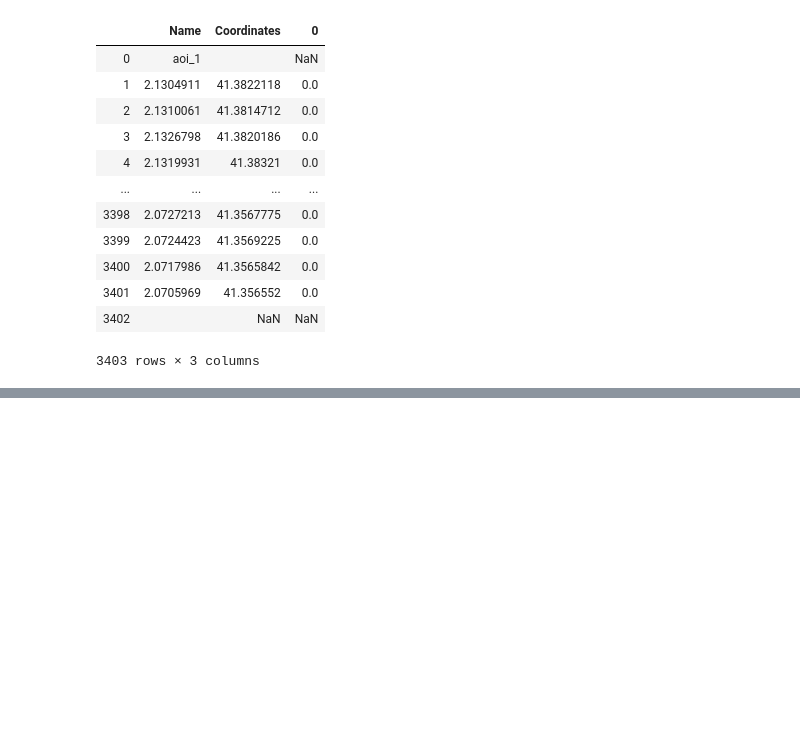
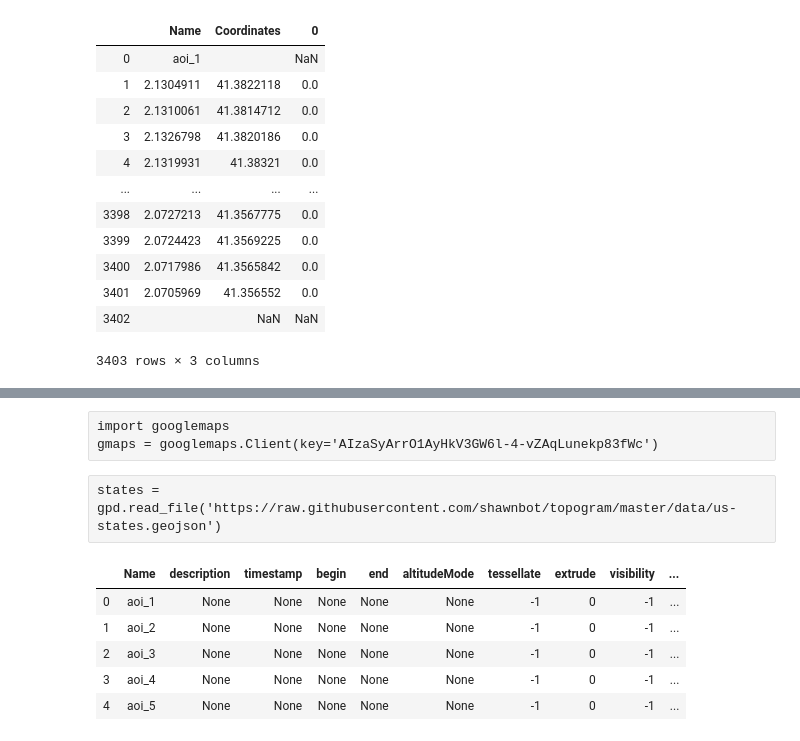
Before and after one commit to AlanItzep/Gmps_E, a Jupyter notebook: google_Maps_Eixos.ipynb, the cells around one changed output, grey strips where cells are left out. Cells and saved outputs as stored; diff of their text form; code cells hidden in the pictures; blank space fills up the shorter version.

```diff
--- a/google_Maps_Eixos.ipynb
+++ b/google_Maps_Eixos.ipynb
@@ -169 +454,4 @@ lat          float64
 dtype: object
+# %% [raw]
+import googlemaps
+gmaps = googlemaps.Client(key='AIzaSyArrO1AyHkV3GW6l-4-vZAqLunekp83fWc')
@@ -169,0 +461,12 @@ dtype: object
+# %% [raw]
+states = gpd.read_file('https://raw.githubusercontent.com/shawnbot/topogram/master/data/us-states.geojson')
+# %%
+polys = gpd.read_file('aoi_BCN.geojson')
+polys.head()
+# %% [output]
+|  | Name | description | timestamp | begin | end | altitudeMode | tessellate | extrude | visibility | ... |
+| 0 | aoi_1 | None | None | None | None | None | -1 | 0 | -1 | ... |
+| 1 | aoi_2 | None | None | None | None | None | -1 | 0 | -1 | ... |
+| 2 | aoi_3 | None | None | None | None | None | -1 | 0 | -1 | ... |
+| 3 | aoi_4 | None | None | None | None | None | -1 | 0 | -1 | ... |
+| 4 | aoi_5 | None | None | None | None | None | -1 | 0 | -1 | ... |
```
Also changed, not shown: parts of 66 cells of this notebook, 16 other files.
